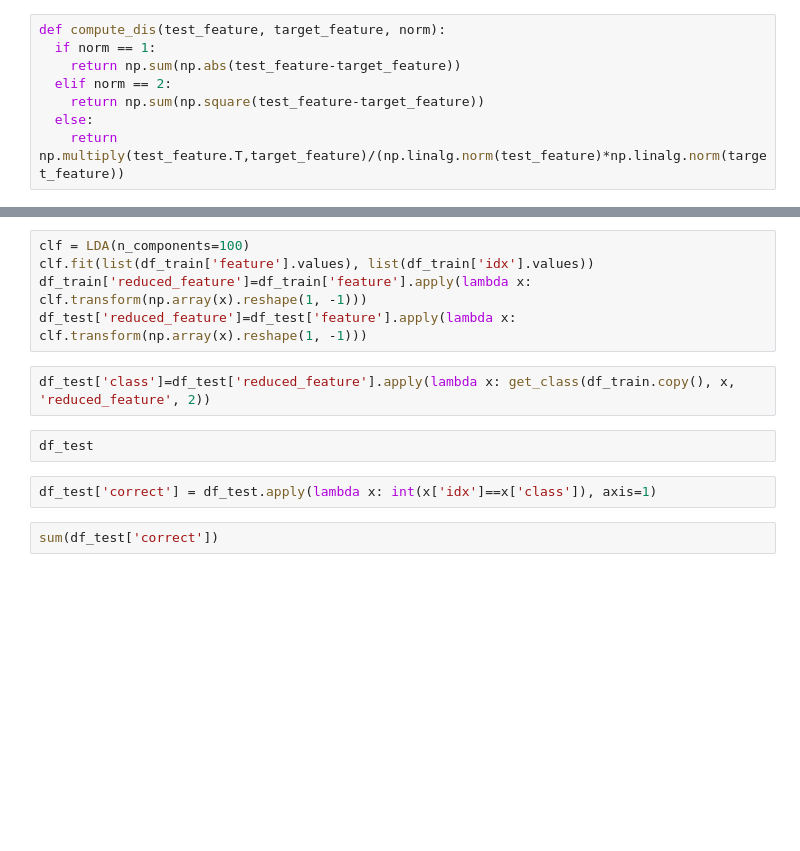
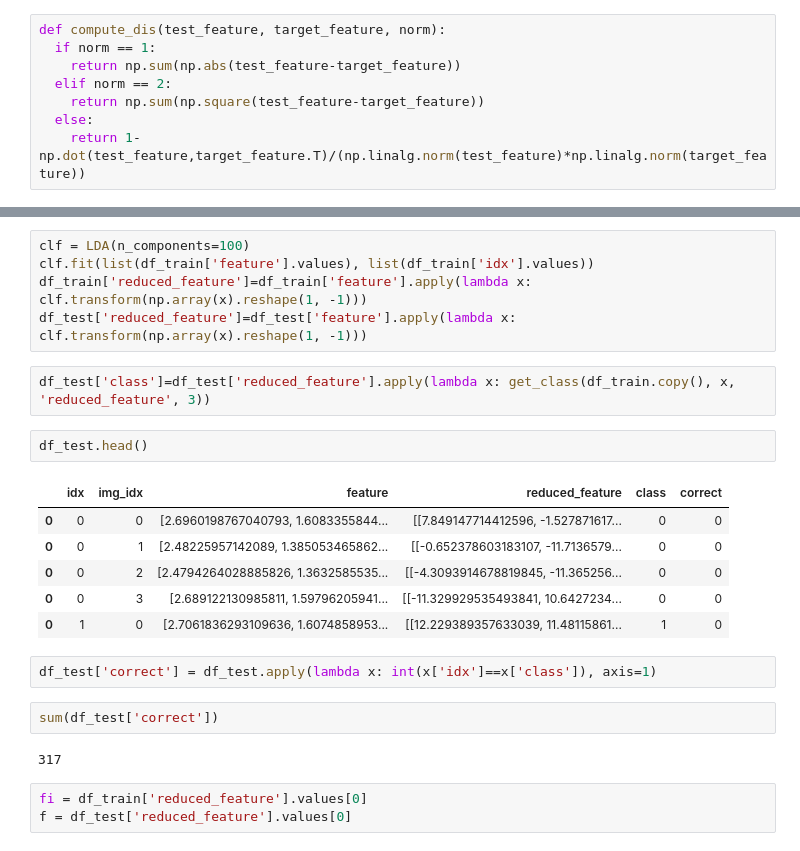
Before and after one commit to FredHJC/iris_project, a Jupyter notebook: iris_update.ipynb, the cells around one changed output, grey strips where cells are left out. Saved outputs shown, nothing was run; the diff lists cells and outputs as text; blank space fills up the shorter version.

```diff
--- a/iris_update.ipynb
+++ b/iris_update.ipynb
@@ -413,7 +413,7 @@ def compute_dis(test_feature, target_feature, norm):
   elif norm == 2:
     return np.sum(np.square(test_feature-target_feature))
   else:
-    return np.multiply(test_feature.T,target_feature)/(np.linalg.norm(test_feature)*np.linalg.norm(target_feature))
+    return 1-np.dot(test_feature,target_feature.T)/(np.linalg.norm(test_feature)*np.linalg.norm(target_feature))
 # %%
 def get_class(df_train, test_feature, label, norm):
   train_templates = df_train[label].values
@@ -492,10 +513,22 @@ clf.fit(list(df_train['feature'].values), list(df_train['idx'].values))
 df_train['reduced_feature']=df_train['feature'].apply(lambda x: clf.transform(np.array(x).reshape(1, -1)))
 df_test['reduced_feature']=df_test['feature'].apply(lambda x: clf.transform(np.array(x).reshape(1, -1)))
 # %%
-df_test['class']=df_test['reduced_feature'].apply(lambda x: get_class(df_train.copy(), x, 'reduced_feature', 2))
+df_test['class']=df_test['reduced_feature'].apply(lambda x: get_class(df_train.copy(), x, 'reduced_feature', 3))
 # %%
-df_test
+df_test.head()
+# %% [output]
+|  | idx | img_idx | feature | reduced_feature | class | correct |
+| 0 | 0 | 0 | [2.6960198767040793, 1.6083355844... | [[7.849147714412596, -1.527871617... | 0 | 0 |
+| 0 | 0 | 1 | [2.48225957142089, 1.385053465862... | [[-0.652378603183107, -11.7136579... | 0 | 0 |
+| 0 | 0 | 2 | [2.4794264028885826, 1.3632585535... | [[-4.3093914678819845, -11.365256... | 0 | 0 |
+| 0 | 0 | 3 | [2.689122130985811, 1.59796205941... | [[-11.329929535493841, 10.6427234... | 0 | 0 |
+| 0 | 1 | 0 | [2.7061836293109636, 1.6074858953... | [[12.229389357633039, 11.48115861... | 1 | 0 |
 # %%
 df_test['correct'] = df_test.apply(lambda x: int(x['idx']==x['class']), axis=1)
 # %%
 sum(df_test['correct'])
+# %% [output]
+317
+# %%
+fi = df_train['reduced_feature'].values[0]
+f = df_test['reduced_feature'].values[0]
```
Also changed, not shown: parts of 5 cells of this notebook.
